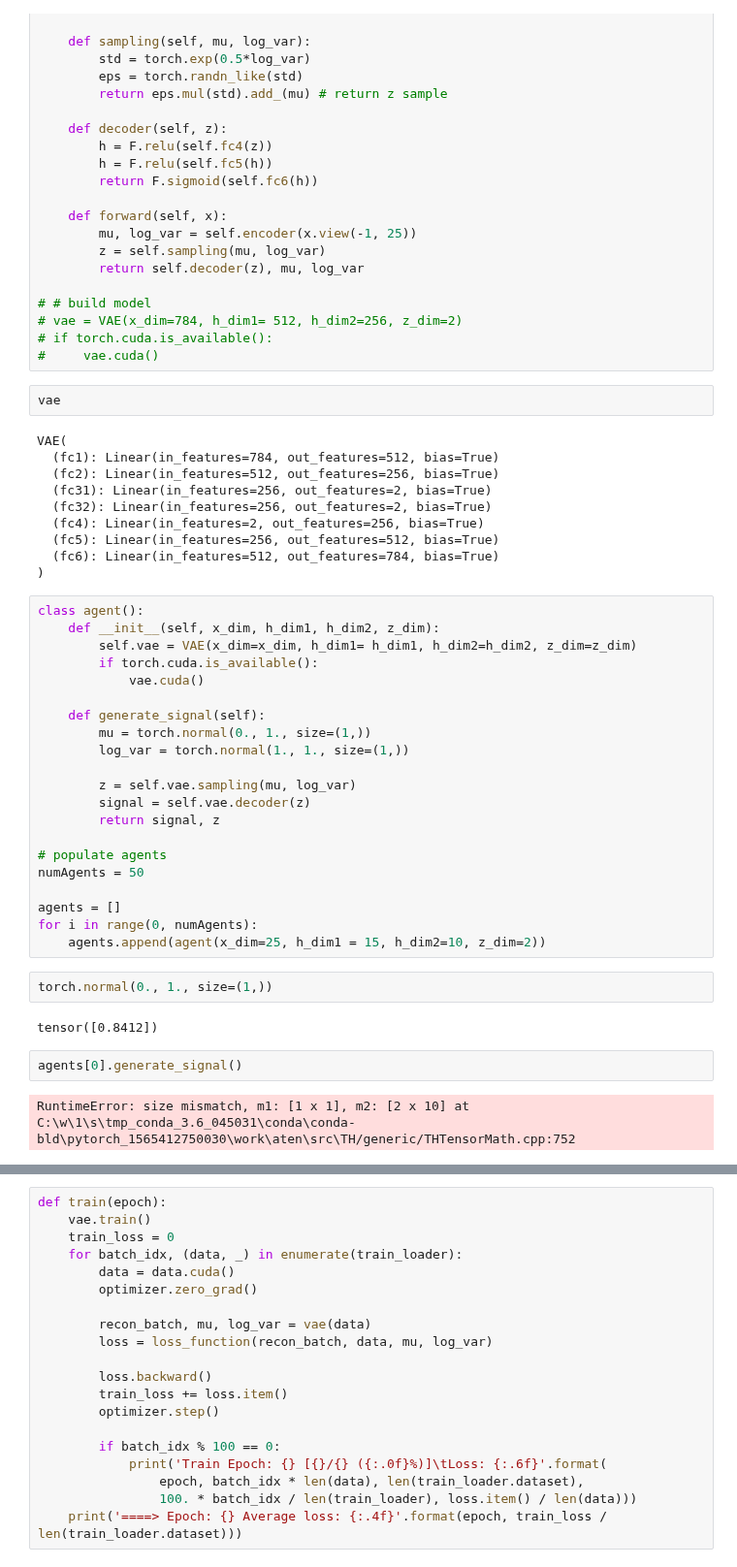
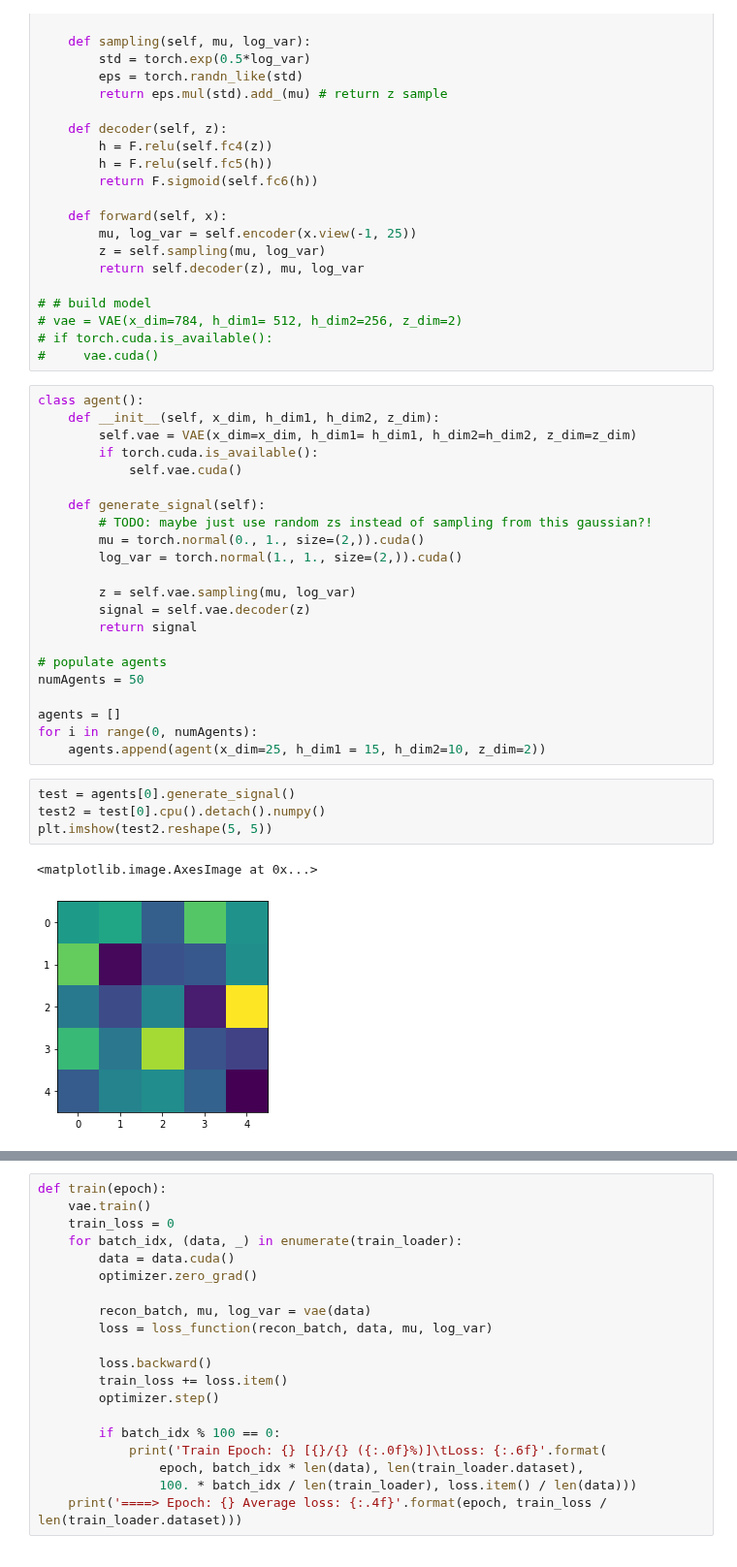
Before and after one commit to heysoos/pytorch-mnist-VAE, a Jupyter notebook: pytorch-mnist-VAE_agents.ipynb, the cells around one changed output, grey strips where cells are left out. Shown at 97% size. Cells and saved outputs as stored; diff of their text form.

Commit message:
- agent class - speak/listen interaction loops/learning - incomplete speaker loss/optimization

```diff
--- a/pytorch-mnist-VAE_agents.ipynb
+++ b/pytorch-mnist-VAE_agents.ipynb
@@ -93,32 +81,21 @@ class VAE(nn.Module):
 # vae = VAE(x_dim=784, h_dim1= 512, h_dim2=256, z_dim=2)
 # if torch.cuda.is_available():
 #     vae.cuda()
-# %%
-vae
-# %% [output]
-VAE(
-  (fc1): Linear(in_features=784, out_features=512, bias=True)
-  (fc2): Linear(in_features=512, out_features=256, bias=True)
-  (fc31): Linear(in_features=256, out_features=2, bias=True)
-  (fc32): Linear(in_features=256, out_features=2, bias=True)
-  (fc4): Linear(in_features=2, out_features=256, bias=True)
-  (fc5): Linear(in_features=256, out_features=512, bias=True)
-  (fc6): Linear(in_features=512, out_features=784, bias=True)
-)
 # %%
 class agent():
     def __init__(self, x_dim, h_dim1, h_dim2, z_dim):
         self.vae = VAE(x_dim=x_dim, h_dim1= h_dim1, h_dim2=h_dim2, z_dim=z_dim)
         if torch.cuda.is_available():
-            vae.cuda()
+            self.vae.cuda()
 
     def generate_signal(self):
-        mu = torch.normal(0., 1., size=(1,))
-        log_var = torch.normal(1., 1., size=(1,))
+        # TODO: maybe just use random zs instead of sampling from this gaussian?!
+        mu = torch.normal(0., 1., size=(2,)).cuda()
+        log_var = torch.normal(1., 1., size=(2,)).cuda()
 
         z = self.vae.sampling(mu, log_var)
         signal = self.vae.decoder(z)
-        return signal, z
+        return signal
 
 # populate agents
 numAgents = 50
@@ -126,11 +103,10 @@ numAgents = 50
 agents = []
 for i in range(0, numAgents):
     agents.append(agent(x_dim=25, h_dim1 = 15, h_dim2=10, z_dim=2))
-# %%
-torch.normal(0., 1., size=(1,))
-# %% [output]
-tensor([0.8412])
-# %%
-agents[0].generate_signal()
-# %% [output]
-RuntimeError: size mismatch, m1: [1 x 1], m2: [2 x 10] at C:\w\1\s\tmp_conda_3.6_045031\conda\conda-bld\pytorch_1565412750030\work\aten\src\TH/generic/THTensorMath.cpp:752
+# %%
+test = agents[0].generate_signal()
+test2 = test[0].cpu().detach().numpy()
+plt.imshow(test2.reshape(5, 5))
+# %% [output]
+<matplotlib.image.AxesImage at 0x...>
+[figure, added]
```
Also changed, not shown: parts of 12 cells of this notebook.
